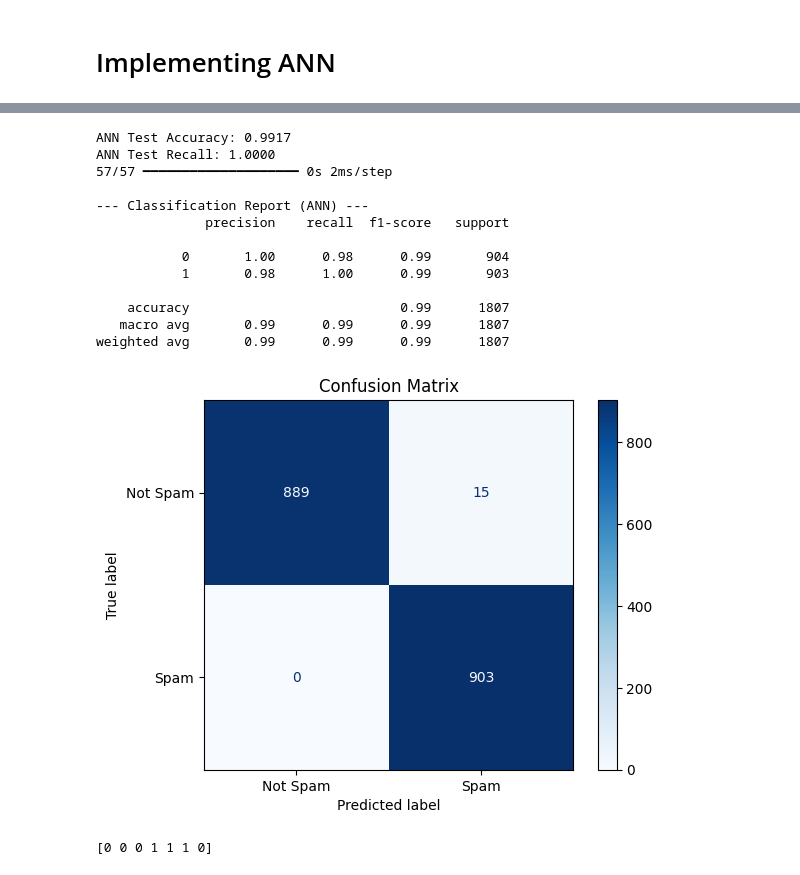
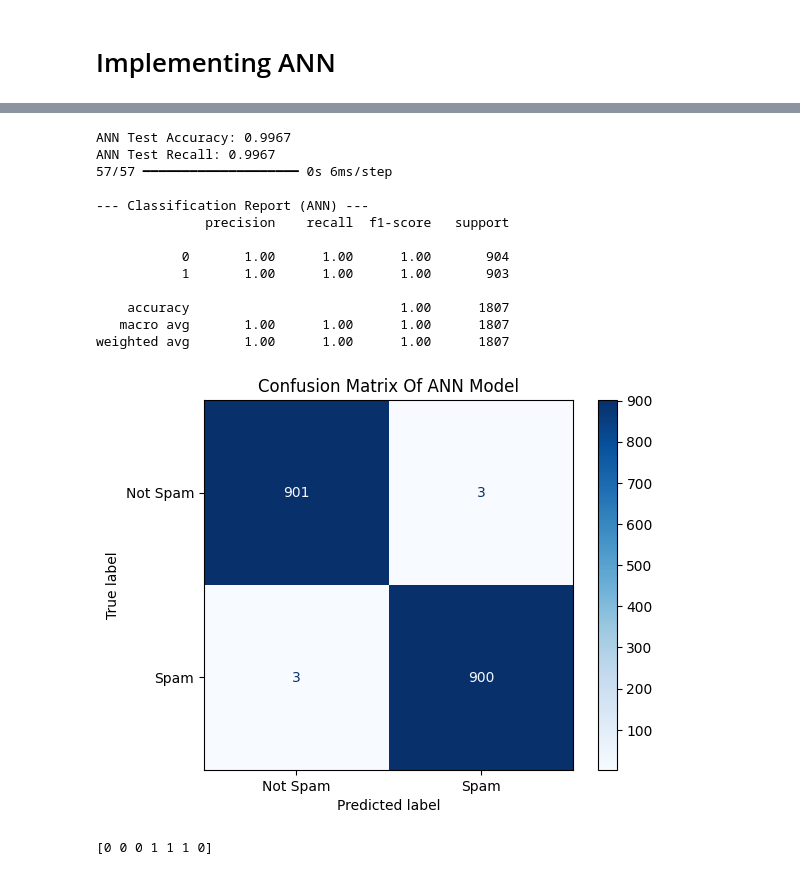
Before and after one commit to RachidJedata/Spam-Detector, a Jupyter notebook: spam-detector.ipynb, the cells around one changed output, grey strips where cells are left out. Saved outputs shown, nothing was run; the diff lists cells and outputs as text; code cells hidden in the pictures.

```diff
--- a/spam-detector.ipynb
+++ b/spam-detector.ipynb
@@ -119,6 +119,9 @@ True
 # %%
 df['tokens_count'] = df['message'].apply(lambda x: len(nltk.word_tokenize(x)))
 df['char_count'] = df['message'].apply(len)
+df['caps_ratio'] = df['message'].apply(lambda x: sum(1 for c in x if c.isupper()) / (len(x) + 1e-6))
+df['num_dollar_sign'] = df['message'].apply(lambda x: x.count('$'))
+df['has_url'] = df['message'].apply(lambda x: 1 if re.search(r'http[s]?://', x) else 0)
 # %%
 df.sample(5)
 # %% [output]
@@ -224,8 +228,7 @@ X.shape
 (5169, 2000)
 # %%
 # appending the num_character col to X
-
-manual_features = df[['char_count', 'tokens_count']]
+manual_features = df[['char_count', 'tokens_count','caps_ratio','num_dollar_sign','has_url']]
 
 # Convert manual features to sparse matrix (matching the sparse X_text format)
 manual_features_sparse = csr_matrix(manual_features.values)
@@ -415,9 +419,9 @@ Model: "sequential"
 history = model.fit(
     X_train,
     y_train,
-    epochs=4,          # Number of passes over the training data
-    batch_size=32,      # Number of samples per gradient update
-    validation_split=0.1, # Use 10% of training data for validation during training
+    epochs=2,
+    batch_size=32,
+    validation_split=0.1,
     verbose=1
 )
 # %% [output]
@@ -432,6 +432,5 @@ Epoch 4/4
 # %%
 # 5. Evaluate the Model on Test Data
-# Use the best recall model from the voting classifier as a baseline.
 loss, accuracy, recall = model.evaluate(X_test, y_test, verbose=0)
 
 print(f"\nANN Test Accuracy: {accuracy:.4f}")
@@ -439,8 +438,7 @@ print(f"ANN Test Recall: {recall:.4f}")
 
 # 6. Final Predictions and Metrics
 # ANN outputs probabilities (0 to 1). We need to set the threshold.
-# Since recall is crucial, you can use the standard 0.5 or lower it (e.g., 0.3)
-# if recall needs to be pushed further.
+# Since recall is crucial, you can use the standard 0.5
 y_pred_proba = model.predict(X_test)
 THRESHOLD = 0.5
 y_pred = (y_pred_proba > THRESHOLD).astype(int)
@@ -448,35 +446,35 @@ y_pred = (y_pred_proba > THRESHOLD).astype(int)
 print("\n--- Classification Report (ANN) ---")
 print(classification_report(y_test, y_pred))
 # %% [output]
-ANN Test Accuracy: 0.9917
-ANN Test Recall: 1.0000
-57/57 ━━━━━━━━━━━━━━━━━━━━ 0s 2ms/step
+ANN Test Accuracy: 0.9967
+ANN Test Recall: 0.9967
+57/57 ━━━━━━━━━━━━━━━━━━━━ 0s 6ms/step
 
 --- Classification Report (ANN) ---
               precision    recall  f1-score   support
 
-           0       1.00      0.98      0.99       904
-           1       0.98      1.00      0.99       903
+           0       1.00      1.00      1.00       904
+           1       1.00      1.00      1.00       903
 
-    accuracy                           0.99      1807
-   macro avg       0.99      0.99      0.99      1807
-weighted avg       0.99      0.99      0.99      1807
+    accuracy                           1.00      1807
+   macro avg       1.00      1.00      1.00      1807
+weighted avg       1.00      1.00      1.00      1807
 # %%
 cm = confusion_matrix(y_test, y_pred)
 # Initialize the display using the calculated matrix
 disp = ConfusionMatrixDisplay(
     confusion_matrix=cm,
     display_labels=['Not Spam', 'Spam']
 )
 
 # Plot the matrix
-disp.plot(cmap=plt.cm.Blues) # 'plt.cm.Blues' provides a nice color scheme
+disp.plot(cmap=plt.cm.Blues)
 
 # Add a title and show the plot
-plt.title('Confusion Matrix')
+plt.title('Confusion Matrix Of ANN Model')
 plt.show()
 # %% [output]
-[figure, old version]
+[figure, new version]
 # %%
 new_emails = [
     # --- Example Ham (Non-Spam) Messages ---
```
Also changed, not shown: parts of 20 cells of this notebook.
